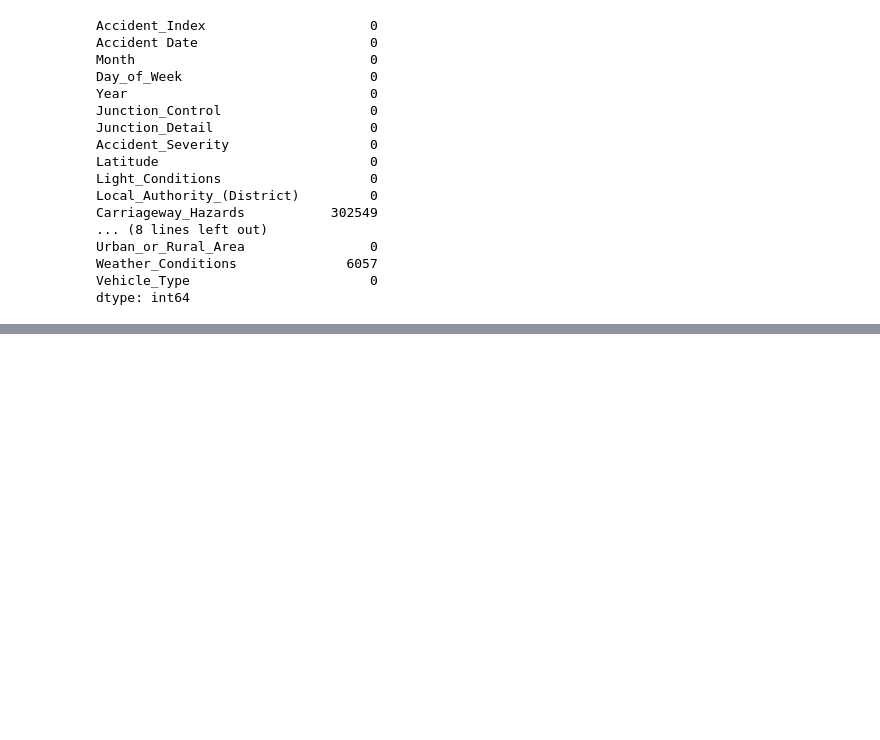
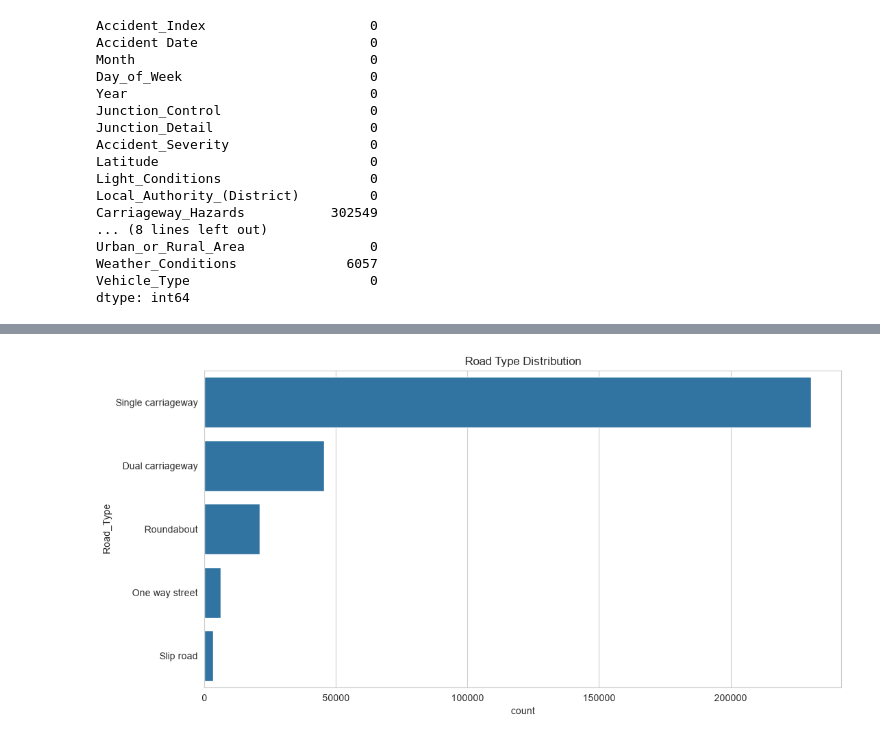
Before and after one commit to Deepikak2309/SafeRoad-AI, a Jupyter notebook: notebooks/EDA.ipynb, the cells around one changed output, grey strips where cells are left out. Cells and saved outputs as stored; diff of their text form; code cells hidden in the pictures; blank space fills up the shorter version.

```diff
--- a/notebooks/EDA.ipynb
+++ b/notebooks/EDA.ipynb
@@ -80,0 +302,14 @@ dtype: int64
+# %%
+#Road Type
+plt.figure(figsize=(12,6))
+
+sns.countplot(
+    data=df_clean,
+    y="Road_Type",
+    order=df_clean["Road_Type"].value_counts().index
+)
+
+plt.title("Road Type Distribution")
+plt.show()
+# %% [output]
+[figure, added]
```
Also changed, not shown: parts of 51 cells of this notebook.
